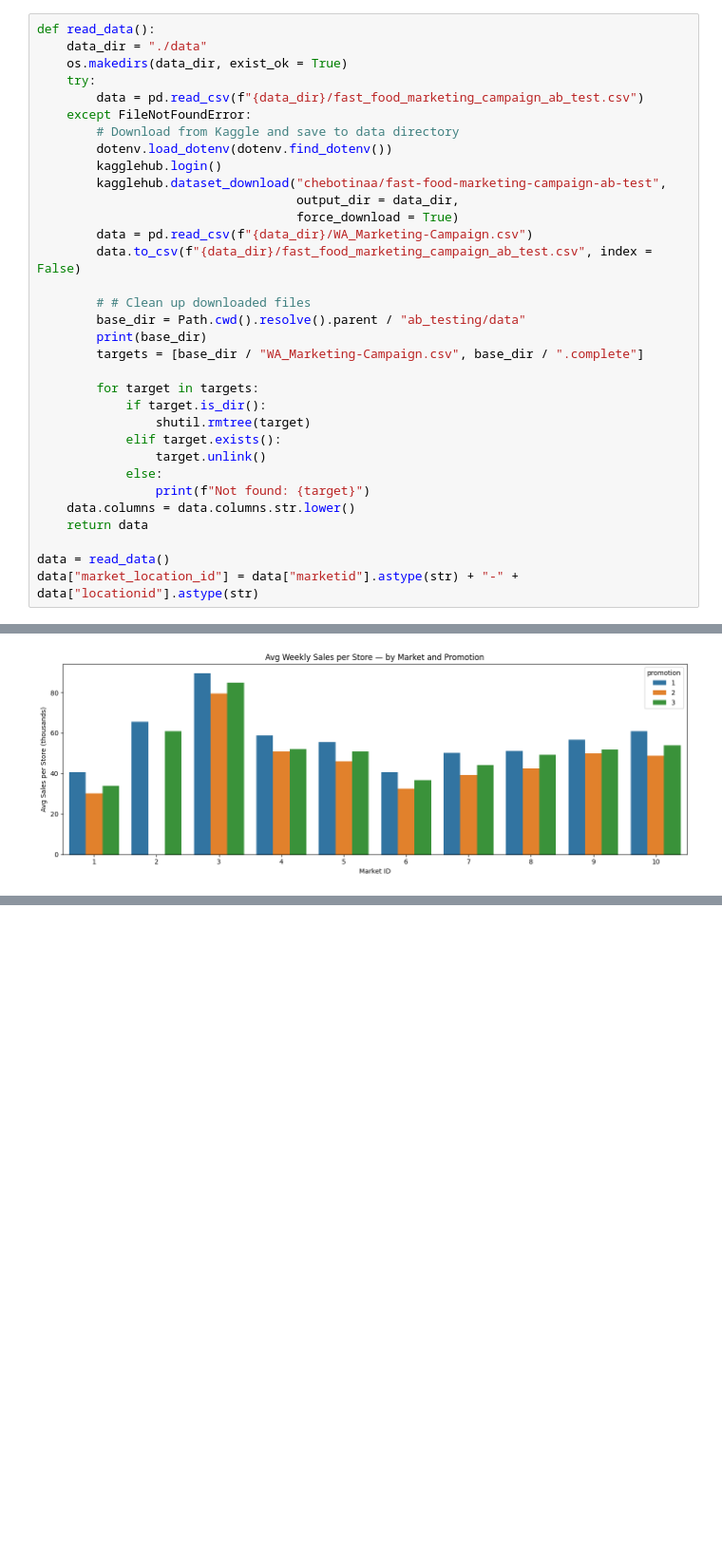
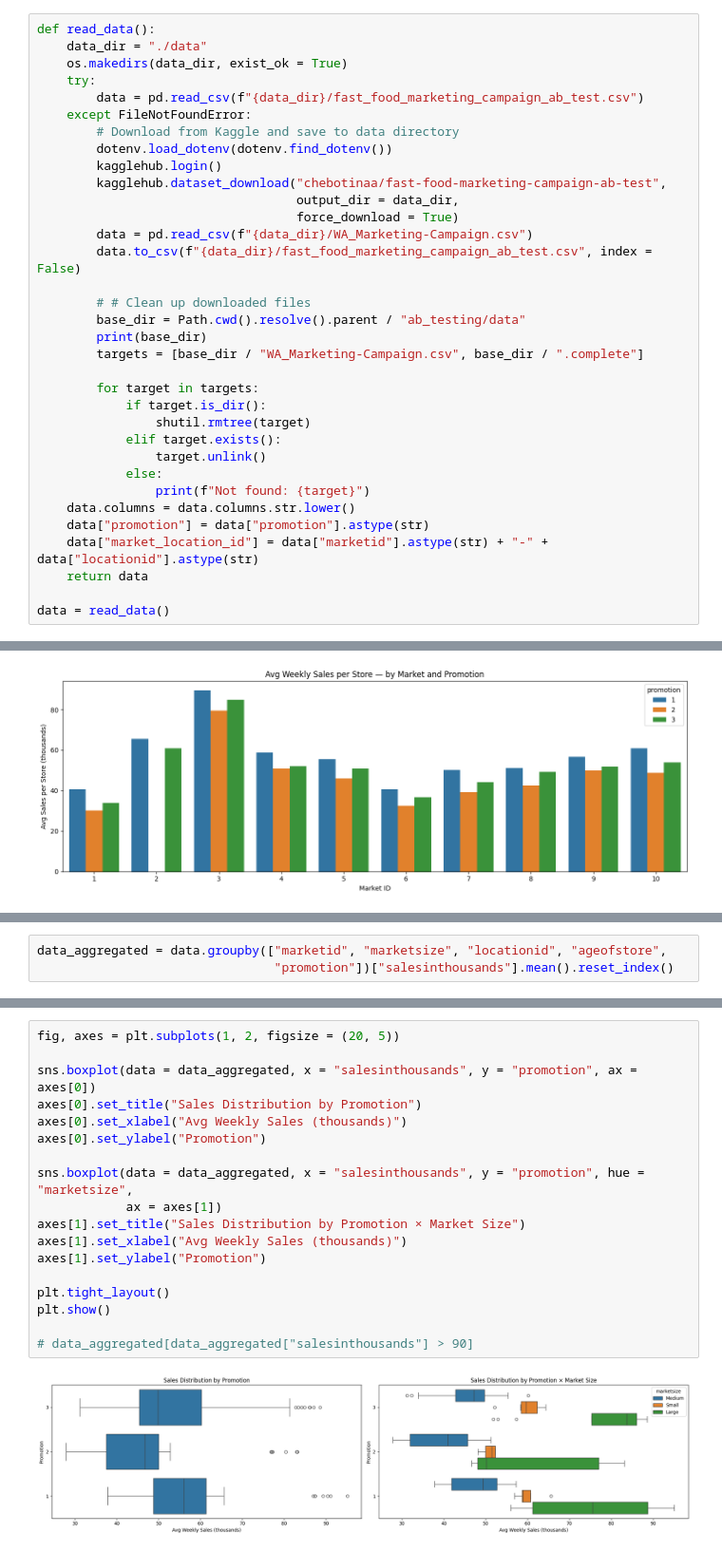
Before and after one commit to GonxaTroll/ds-log-2026, a Jupyter notebook: wx_kaggle_notebooks/fast_food_marketing_campaign.ipynb, the cells around one changed output, grey strips where cells are left out. Shown at 95% size. Drawn from its saved outputs; the diff is of its cells as text; blank space fills up the shorter version.

```diff
--- a/wx_kaggle_notebooks/fast_food_marketing_campaign.ipynb
+++ b/wx_kaggle_notebooks/fast_food_marketing_campaign.ipynb
@@ -41,8 +55,9 @@ def read_data():
             else:
                 print(f"Not found: {target}")
     data.columns = data.columns.str.lower()
+    data["promotion"] = data["promotion"].astype(str)
+    data["market_location_id"] = data["marketid"].astype(str) + "-" + data["locationid"].astype(str)
     return data
 
 data = read_data()
-data["market_location_id"] = data["marketid"].astype(str) + "-" + data["locationid"].astype(str)
 # %% [markdown]
@@ -183,0 +223,3 @@ plt.show()
+# %%
+data_aggregated = data.groupby(["marketid", "marketsize", "locationid", "ageofstore",
+                                "promotion"])["salesinthousands"].mean().reset_index()
@@ -202,0 +279,20 @@ The groups are equally distributed (p = 0.8898 >= 0.001)
+# %%
+fig, axes = plt.subplots(1, 2, figsize = (20, 5))
+
+sns.boxplot(data = data_aggregated, x = "salesinthousands", y = "promotion", ax = axes[0])
+axes[0].set_title("Sales Distribution by Promotion")
+axes[0].set_xlabel("Avg Weekly Sales (thousands)")
+axes[0].set_ylabel("Promotion")
+
+sns.boxplot(data = data_aggregated, x = "salesinthousands", y = "promotion", hue = "marketsize",
+            ax = axes[1])
+axes[1].set_title("Sales Distribution by Promotion × Market Size")
+axes[1].set_xlabel("Avg Weekly Sales (thousands)")
+axes[1].set_ylabel("Promotion")
+
+plt.tight_layout()
+plt.show()
+
+# data_aggregated[data_aggregated["salesinthousands"] > 90]
+# %% [output]
+[figure, added]
```
Also changed, not shown: parts of 41 cells of this notebook.
